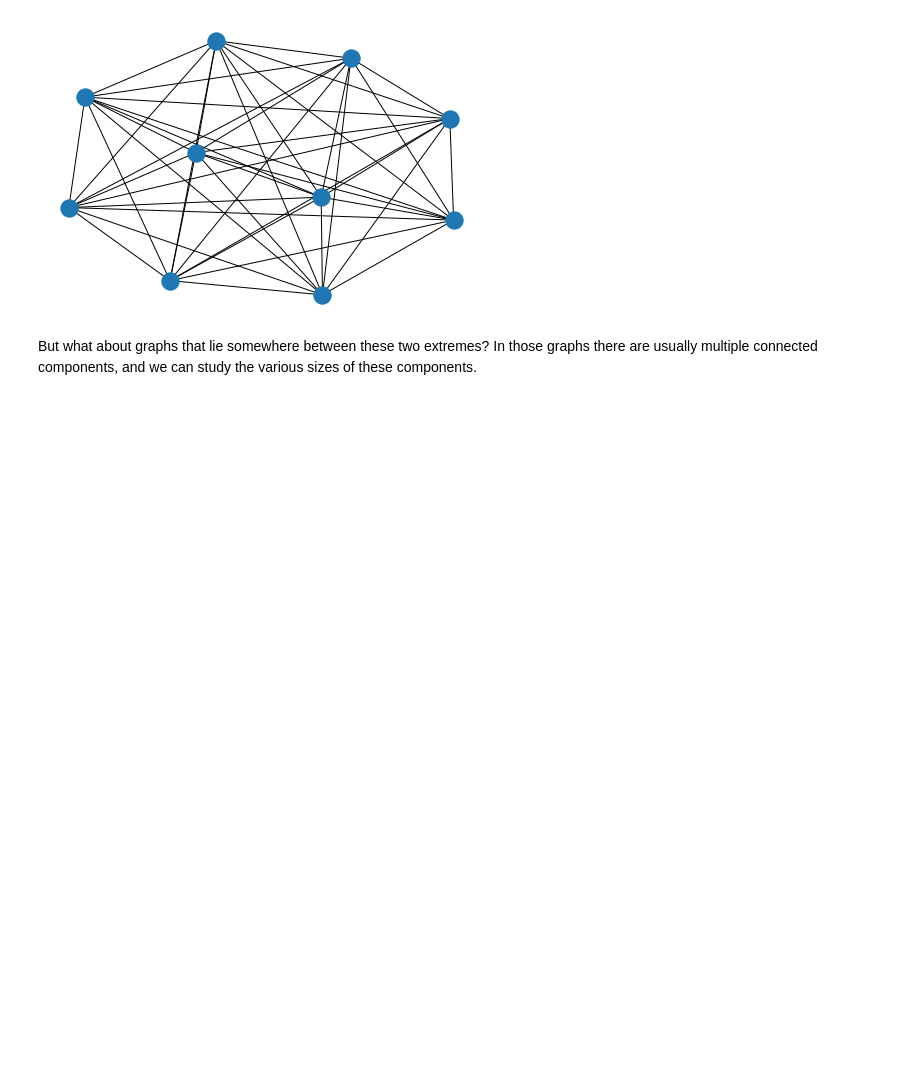
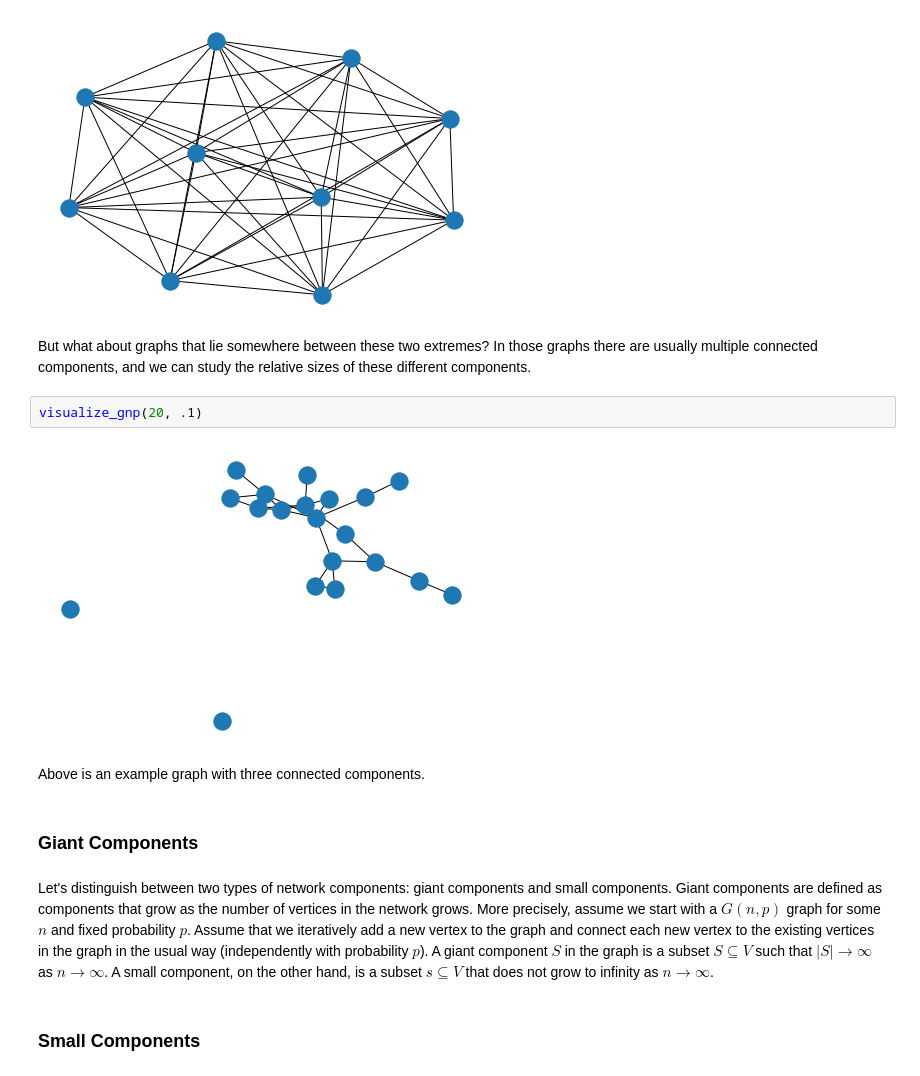
Before and after one commit to bzelditch/DataScience, a Jupyter notebook: ComplexNetworks/Complex Networks.ipynb, the cells around one changed output. Saved outputs shown, nothing was run; the diff lists cells and outputs as text; blank space fills up the shorter version.

```diff
--- a/ComplexNetworks/Complex Networks.ipynb
+++ b/ComplexNetworks/Complex Networks.ipynb
@@ -117,4 +117,16 @@ visualize_gnp(10, 1)
 # %% [output]
 [figure]
 # %% [markdown]
-But what about graphs that lie somewhere between these two extremes? In those graphs there are usually multiple connected components, and we can study the various sizes of these components.
+But what about graphs that lie somewhere between these two extremes? In those graphs there are usually multiple connected components, and we can study the relative sizes of these different components.
+# %%
+visualize_gnp(20, .1)
+# %% [output]
+[figure, added]
+# %% [markdown]
+Above is an example graph with three connected components.
+# %% [markdown]
+### Giant Components
+# %% [markdown]
+Let's distinguish between two types of network components: giant components and small components. Giant components are defined as components that grow as the number of vertices in the network grows. More precisely, assume we start with a $G(n, p)$ graph for some $n$ and fixed probability $p$. Assume that we iteratively add a new vertex to the graph and connect each new vertex to the existing vertices in the graph in the usual way (independently with probability $p$). A giant component $S$ in the graph is a subset $S \subseteq V$ such that $|S| \rightarrow \infty$ as $n \rightarrow \infty$. A small component, on the other hand, is a subset $s \subseteq V$ that does not grow to infinity as $n \rightarrow \infty$.
+# %% [markdown]
+### Small Components
```
Also changed, not shown: parts of 3 cells of this notebook.
